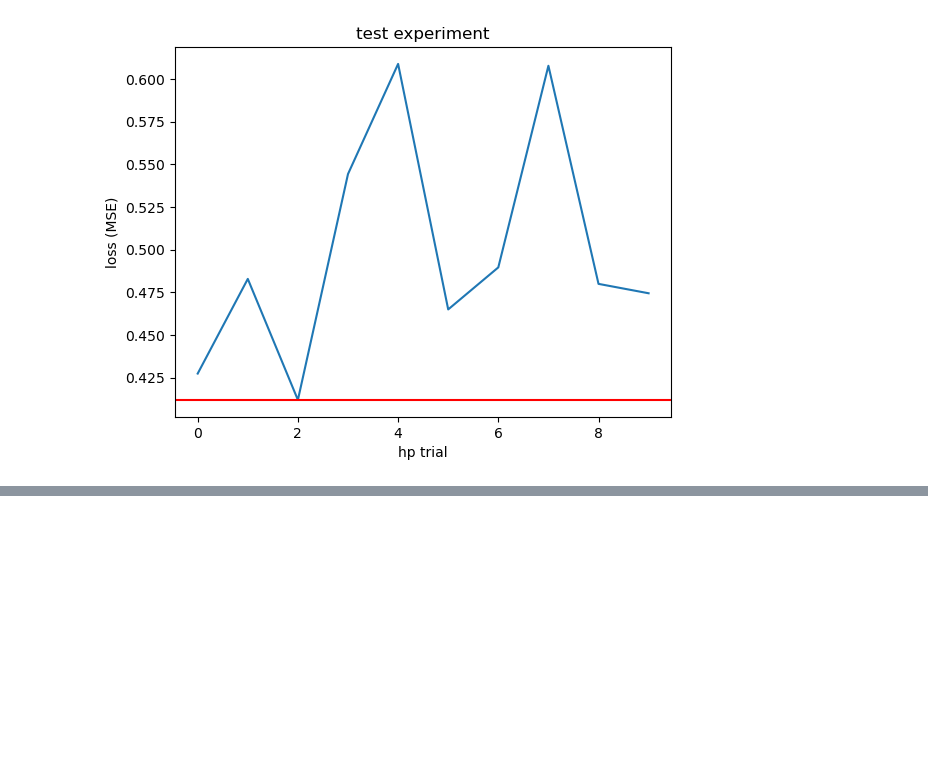
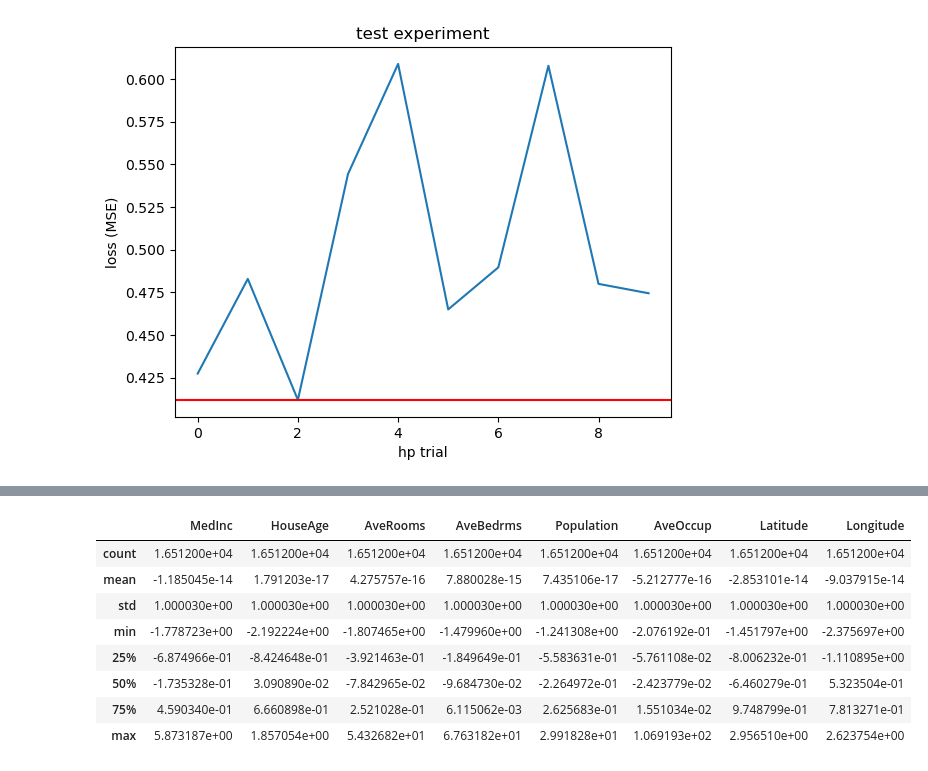
Before and after one commit to mcnewcp/keras-tune-workflow, a Jupyter notebook: 02-hyperopt.ipynb, the cells around one changed output, grey strips where cells are left out. Drawn from its saved outputs; the diff is of its cells as text; code cells hidden in the pictures; blank space fills up the shorter version.

```diff
--- a/02-hyperopt.ipynb
+++ b/02-hyperopt.ipynb
@@ -213,0 +220,19 @@ trials.losses()
+# %%
+X_train, X_test, y_train, y_test = train_test_split(
+    housing.data, housing.target, test_size=0.2
+)
+scaler = StandardScaler()
+X_train = scaler.fit_transform(X_train)
+X_test = scaler.transform(X_test)
+
+pd.DataFrame(X_train, columns=housing.feature_names).describe()
+# %% [output]
+|  | MedInc | HouseAge | AveRooms | AveBedrms | Population | AveOccup | Latitude | Longitude |
+| count | 1.651200e+04 | 1.651200e+04 | 1.651200e+04 | 1.651200e+04 | 1.651200e+04 | 1.651200e+04 | 1.651200e+04 | 1.651200e+04 |
+| mean | -1.185045e-14 | 1.791203e-17 | 4.275757e-16 | 7.880028e-15 | 7.435106e-17 | -5.212777e-16 | -2.853101e-14 | -9.037915e-14 |
+| std | 1.000030e+00 | 1.000030e+00 | 1.000030e+00 | 1.000030e+00 | 1.000030e+00 | 1.000030e+00 | 1.000030e+00 | 1.000030e+00 |
+| min | -1.778723e+00 | -2.192224e+00 | -1.807465e+00 | -1.479960e+00 | -1.241308e+00 | -2.076192e-01 | -1.451797e+00 | -2.375697e+00 |
+| 25% | -6.874966e-01 | -8.424648e-01 | -3.921463e-01 | -1.849649e-01 | -5.583631e-01 | -5.761108e-02 | -8.006232e-01 | -1.110895e+00 |
+| 50% | -1.735328e-01 | 3.090890e-02 | -7.842965e-02 | -9.684730e-02 | -2.264972e-01 | -2.423779e-02 | -6.460279e-01 | 5.323504e-01 |
+| 75% | 4.590340e-01 | 6.660898e-01 | 2.521028e-01 | 6.115062e-03 | 2.625683e-01 | 1.551034e-02 | 9.748799e-01 | 7.813271e-01 |
+| max | 5.873187e+00 | 1.857054e+00 | 5.432682e+01 | 6.763182e+01 | 2.991828e+01 | 1.069193e+02 | 2.956510e+00 | 2.623754e+00 |
```
Also changed, not shown: parts of 12 cells of this notebook.
